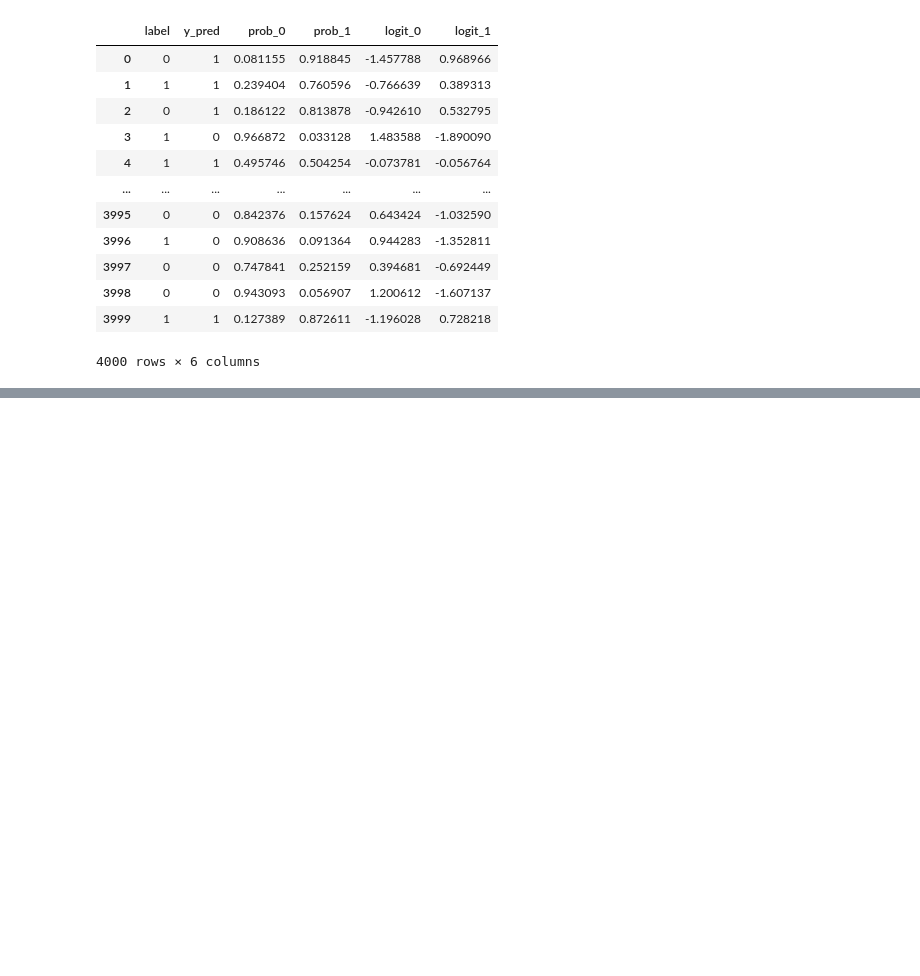
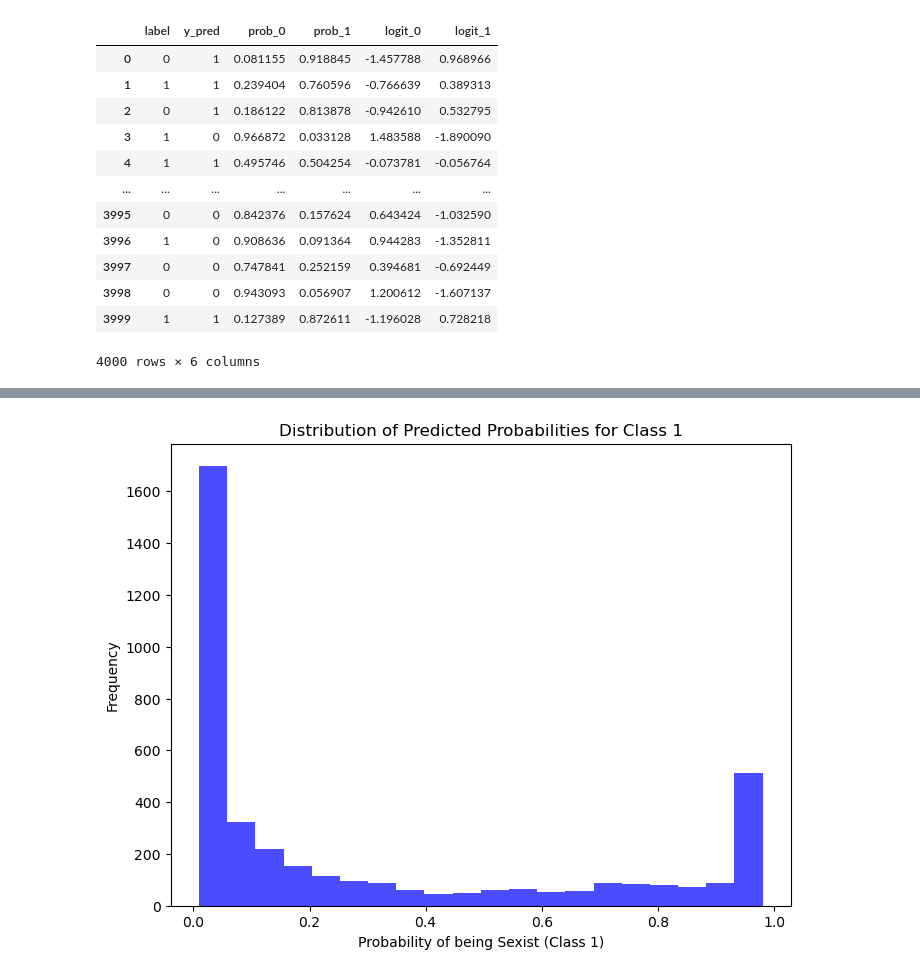
Before and after one commit to SvenGerloff/online_sexism_detection, a Jupyter notebook: milestone_2/02_classification_DL.ipynb, the cells around one changed output, grey strips where cells are left out. Saved outputs shown, nothing was run; the diff lists cells and outputs as text; code cells hidden in the pictures; blank space fills up the shorter version.

```diff
--- a/milestone_2/02_classification_DL.ipynb
+++ b/milestone_2/02_classification_DL.ipynb
@@ -291,0 +391,4 @@ df_try
+# %%
+plot_probability_distribution(df_output)
+# %% [output]
+[figure, added]
```
Also changed, not shown: parts of 19 cells of this notebook, 4 other files.
